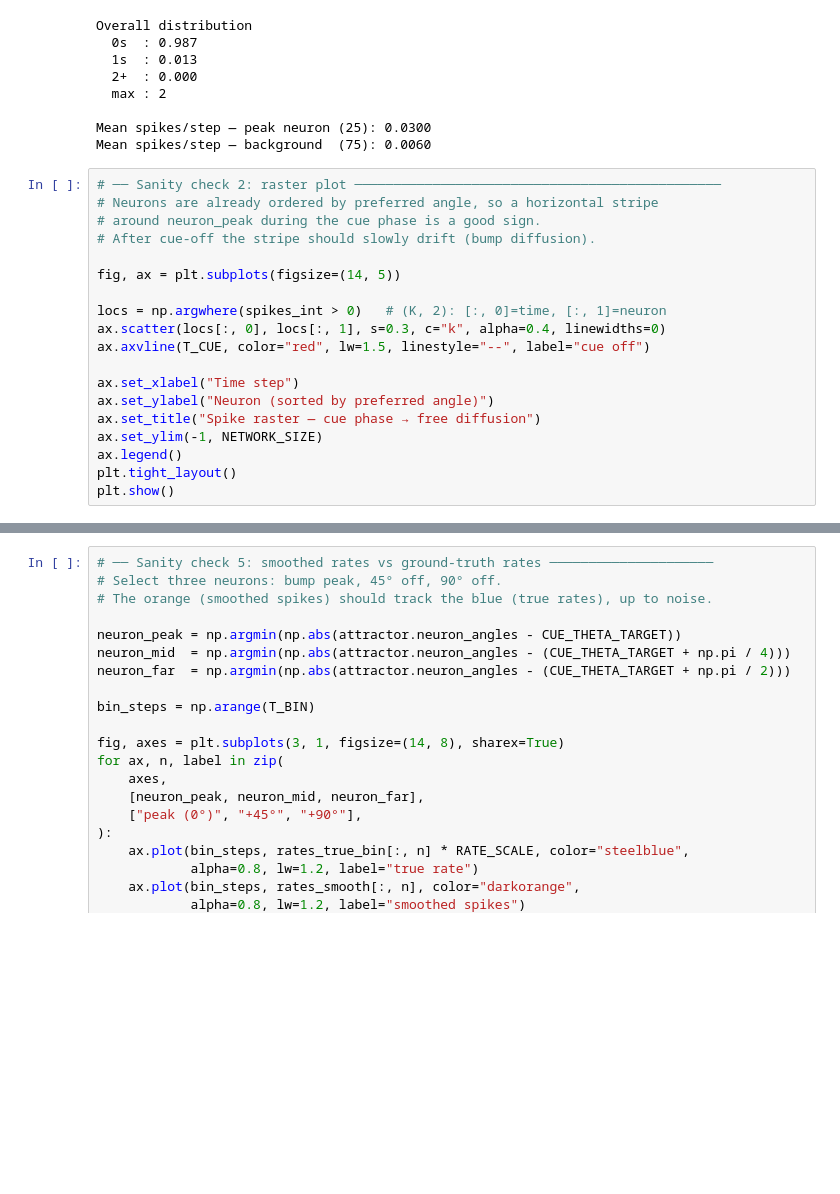
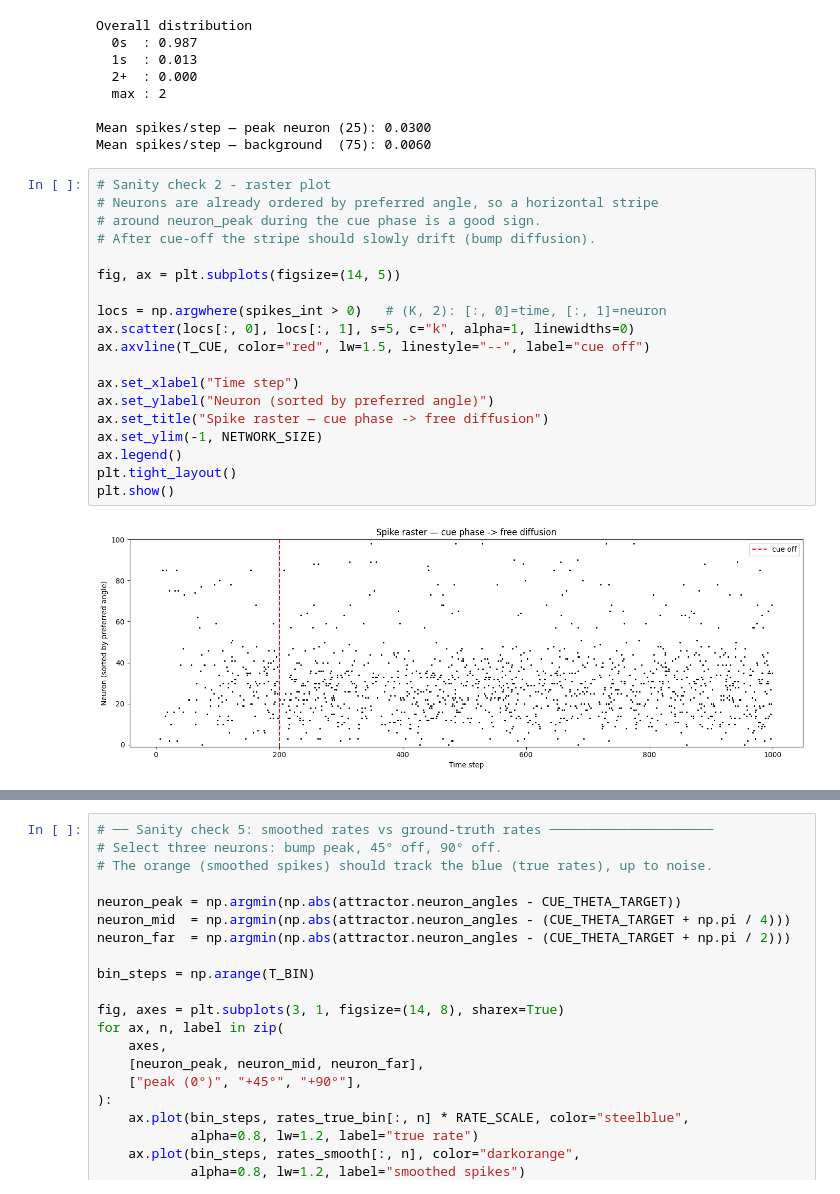
Before and after one commit to yotam180/ring-attractor-project, a Jupyter notebook: notebooks/02_spike_collection.ipynb, the cells around one changed output, grey strips where cells are left out. Saved outputs shown, nothing was run; the diff lists cells and outputs as text; blank space fills up the shorter version.

```diff
--- a/notebooks/02_spike_collection.ipynb
+++ b/notebooks/02_spike_collection.ipynb
@@ -111,22 +111,24 @@ Overall distribution
 Mean spikes/step — peak neuron (25): 0.0300
 Mean spikes/step — background  (75): 0.0060
 # %%
-# ── Sanity check 2: raster plot ───────────────────────────────────────────────
+# Sanity check 2 - raster plot
 # Neurons are already ordered by preferred angle, so a horizontal stripe
 # around neuron_peak during the cue phase is a good sign.
 # After cue-off the stripe should slowly drift (bump diffusion).
 
 fig, ax = plt.subplots(figsize=(14, 5))
 
 locs = np.argwhere(spikes_int > 0)   # (K, 2): [:, 0]=time, [:, 1]=neuron
-ax.scatter(locs[:, 0], locs[:, 1], s=0.3, c="k", alpha=0.4, linewidths=0)
+ax.scatter(locs[:, 0], locs[:, 1], s=5, c="k", alpha=1, linewidths=0)
 ax.axvline(T_CUE, color="red", lw=1.5, linestyle="--", label="cue off")
 
 ax.set_xlabel("Time step")
 ax.set_ylabel("Neuron (sorted by preferred angle)")
-ax.set_title("Spike raster — cue phase → free diffusion")
+ax.set_title("Spike raster — cue phase -> free diffusion")
 ax.set_ylim(-1, NETWORK_SIZE)
 ax.legend()
 plt.tight_layout()
 plt.show()
+# %% [output]
+[figure, added]
 # %%
```
Also changed, not shown: parts of 3 cells of this notebook.
